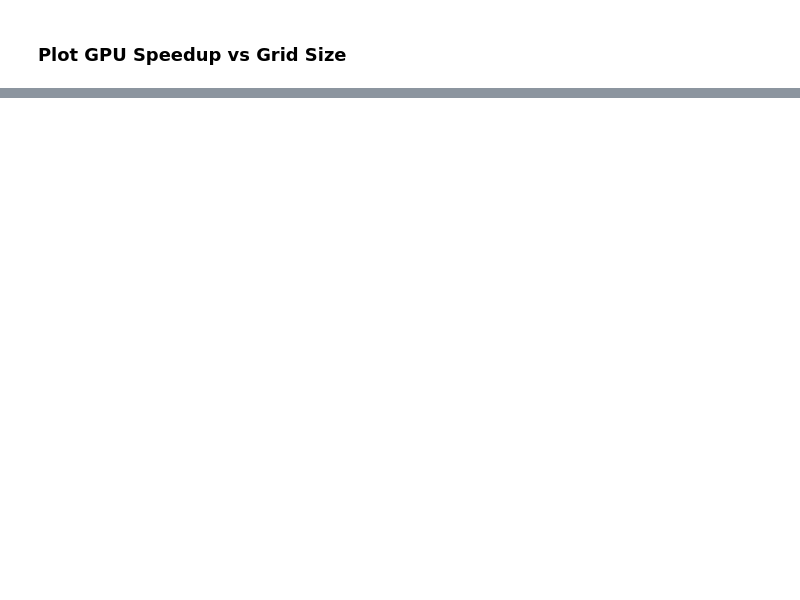
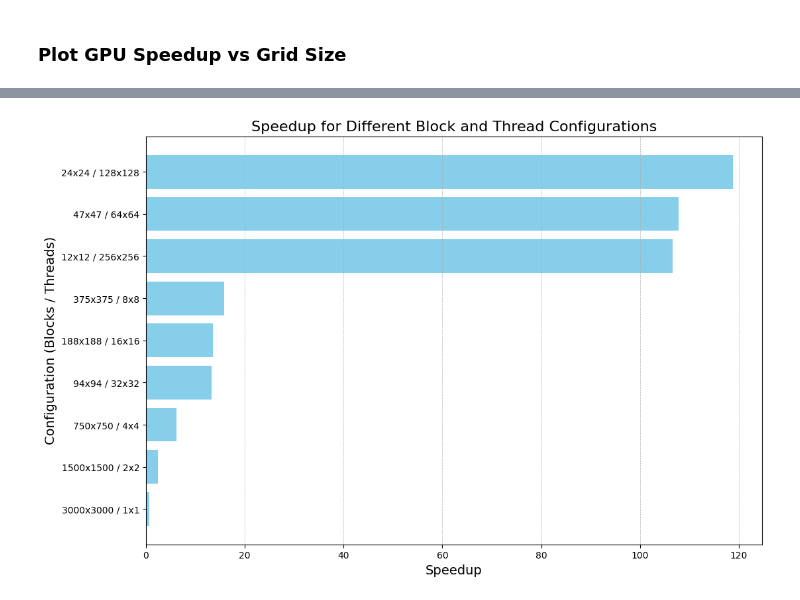
Before and after one commit to marussia239/HPC_2024_2025, a Jupyter notebook: homework-2/Homework_CUDA.ipynb, the cells around one changed output, grey strips where cells are left out. Saved outputs shown, nothing was run; the diff lists cells and outputs as text; code cells hidden in the pictures; blank space fills up the shorter version.

```diff
--- a/homework-2/Homework_CUDA.ipynb
+++ b/homework-2/Homework_CUDA.ipynb
@@ -757,0 +833,18 @@ See the caveats in the documentation: https://pandas.pydata.org/pandas-docs/stab
+# %%
+import pandas as pd
+import matplotlib.pyplot as plt
+
+df["Configuration"] = df["Blocks.x"].astype(str) + "x" + df["Blocks.x"].astype(str) + " / " + df["Threads.x"].astype(str) + "x" + df["Threads.x"].astype(str)
+
+df = df.sort_values("Speedup")
+
+plt.figure(figsize=(12, 8))
+plt.barh(df[df["Grid.x"] == 3000]["Configuration"], df[df["Grid.x"] == 3000]["Speedup"], color="skyblue")
+plt.xlabel("Speedup", fontsize=14)
+plt.ylabel("Configuration (Blocks / Threads)", fontsize=14)
+plt.title("Speedup for Different Block and Thread Configurations", fontsize=16)
+plt.grid(True, axis="x", linestyle="--", linewidth=0.5)
+plt.savefig('speedup_3000.png', dpi=300, bbox_inches='tight')
+plt.show()
+# %% [output]
+[figure, added]
```
Also changed, not shown: parts of 15 cells of this notebook, 2 other files.
